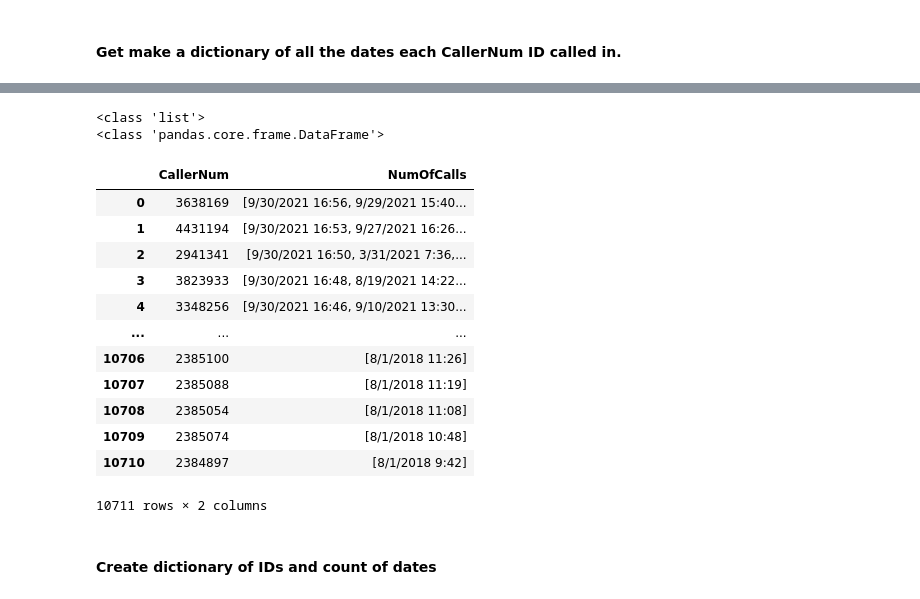
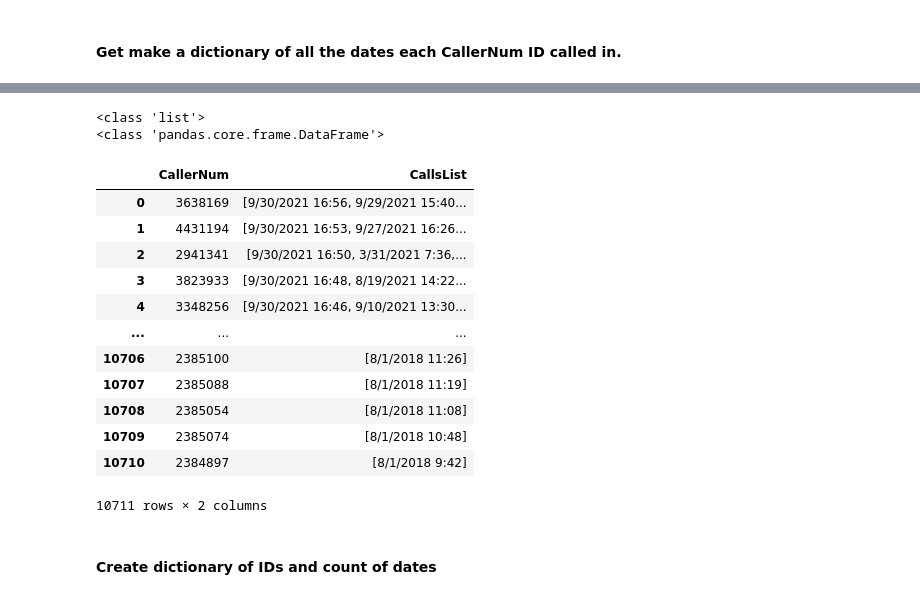
Before and after one commit to Jmiah789/smile-on-get_tootha_choppa, a Jupyter notebook: notebooks/smile_on_eda_austinw.ipynb, the cells around one changed output, grey strips where cells are left out. Cells and saved outputs as stored; diff of their text form; code cells hidden in the pictures.

```diff
--- a/notebooks/smile_on_eda_austinw.ipynb
+++ b/notebooks/smile_on_eda_austinw.ipynb
@@ -113,15 +119,15 @@ done
 # %%
 list1 = list(callernum_dates.keys())
 list2 = list(callernum_dates.values())
 id_dates_tuples = list(zip(list1,list2))
 print(type(id_dates_tuples))
-id_dates = pd.DataFrame(id_dates_tuples, columns = ["CallerNum", "NumOfCalls"])
+id_dates = pd.DataFrame(id_dates_tuples, columns = ["CallerNum", "CallsList"])
 print(type(id_dates))
 id_dates
 # %% [output]
 <class 'list'>
 <class 'pandas.core.frame.DataFrame'>
-|  | CallerNum | NumOfCalls |
+|  | CallerNum | CallsList |
 | 0 | 3638169 | [9/30/2021 16:56, 9/29/2021 15:40... |
 | 1 | 4431194 | [9/30/2021 16:53, 9/27/2021 16:26... |
 | 2 | 2941341 | [9/30/2021 16:50, 3/31/2021 7:36,... |
```
Also changed, not shown: parts of 14 cells of this notebook.
